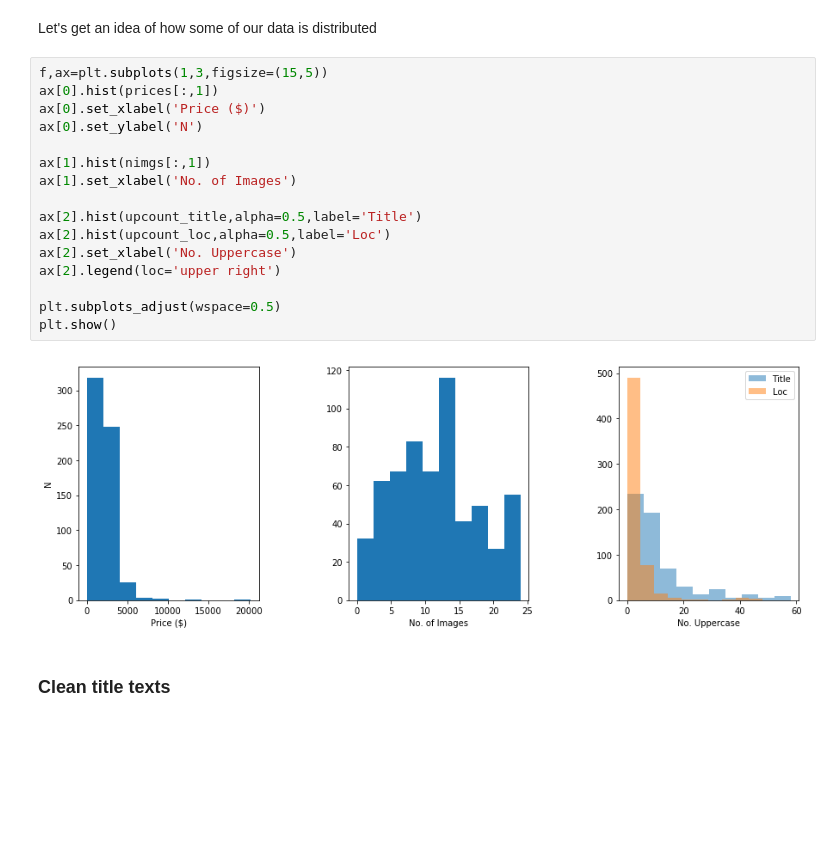
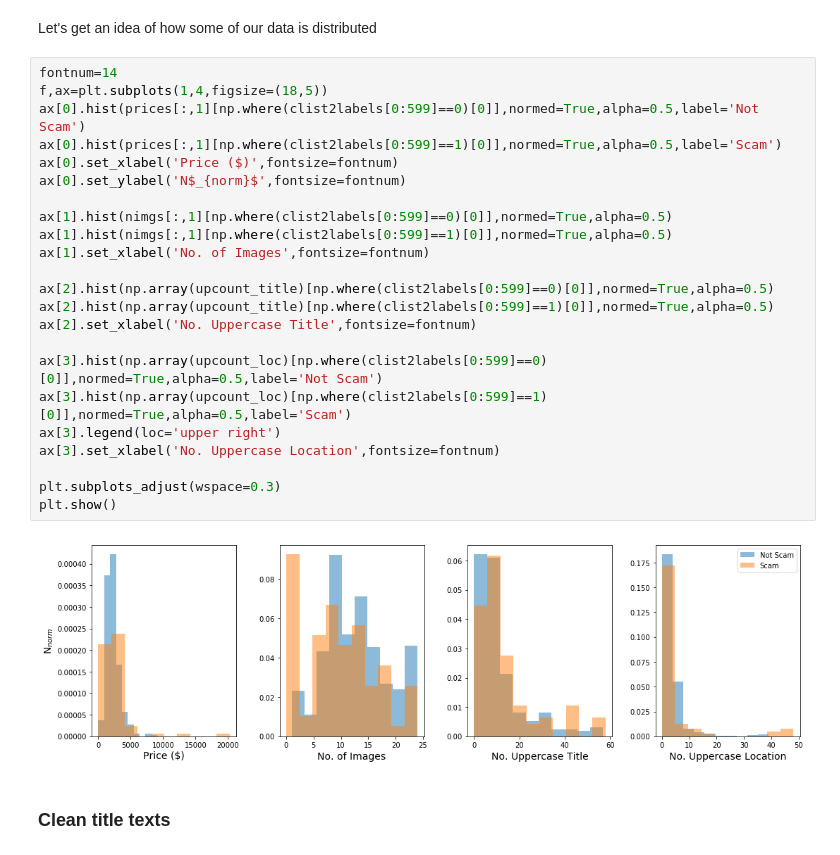
Before and after one commit to leliasgit/Craigslist-Filter, a Jupyter notebook: My Craigslist Analysis.ipynb, the cells around one changed output. Drawn from its saved outputs; the diff is of its cells as text; blank space fills up the shorter version.

```diff
--- a/My Craigslist Analysis.ipynb
+++ b/My Craigslist Analysis.ipynb
@@ -149,24 +149,31 @@ for i in range(len(locs)):
     upcount_title.append(upper_counter(titletexts[i,1]))
 # %% [markdown]
 Let's get an idea of how some of our data is distributed
-# %%
-f,ax=plt.subplots(1,3,figsize=(15,5))
-ax[0].hist(prices[:,1])
-ax[0].set_xlabel('Price ($)')
-ax[0].set_ylabel('N')
-
-ax[1].hist(nimgs[:,1])
-ax[1].set_xlabel('No. of Images')
-
-ax[2].hist(upcount_title,alpha=0.5,label='Title')
-ax[2].hist(upcount_loc,alpha=0.5,label='Loc')
-ax[2].set_xlabel('No. Uppercase')
-ax[2].legend(loc='upper right')
-
-plt.subplots_adjust(wspace=0.5)
-plt.show()
-# %% [output]
-[figure, removed]
+# %%
+fontnum=14
+f,ax=plt.subplots(1,4,figsize=(18,5))
+ax[0].hist(prices[:,1][np.where(clist2labels[0:599]==0)[0]],normed=True,alpha=0.5,label='Not Scam')
+ax[0].hist(prices[:,1][np.where(clist2labels[0:599]==1)[0]],normed=True,alpha=0.5,label='Scam')
+ax[0].set_xlabel('Price ($)',fontsize=fontnum)
+ax[0].set_ylabel('N$_{norm}$',fontsize=fontnum)
+
+ax[1].hist(nimgs[:,1][np.where(clist2labels[0:599]==0)[0]],normed=True,alpha=0.5)
+ax[1].hist(nimgs[:,1][np.where(clist2labels[0:599]==1)[0]],normed=True,alpha=0.5)
+ax[1].set_xlabel('No. of Images',fontsize=fontnum)
+
+ax[2].hist(np.array(upcount_title)[np.where(clist2labels[0:599]==0)[0]],normed=True,alpha=0.5)
+ax[2].hist(np.array(upcount_title)[np.where(clist2labels[0:599]==1)[0]],normed=True,alpha=0.5)
+ax[2].set_xlabel('No. Uppercase Title',fontsize=fontnum)
+
+ax[3].hist(np.array(upcount_loc)[np.where(clist2labels[0:599]==0)[0]],normed=True,alpha=0.5,label='Not Scam')
+ax[3].hist(np.array(upcount_loc)[np.where(clist2labels[0:599]==1)[0]],normed=True,alpha=0.5,label='Scam')
+ax[3].legend(loc='upper right')
+ax[3].set_xlabel('No. Uppercase Location',fontsize=fontnum)
+
+plt.subplots_adjust(wspace=0.3)
+plt.show()
+# %% [output]
+[figure, added]
 # %% [markdown]
 ### Clean title texts
 # %%
```
Also changed, not shown: parts of 6 cells of this notebook.
